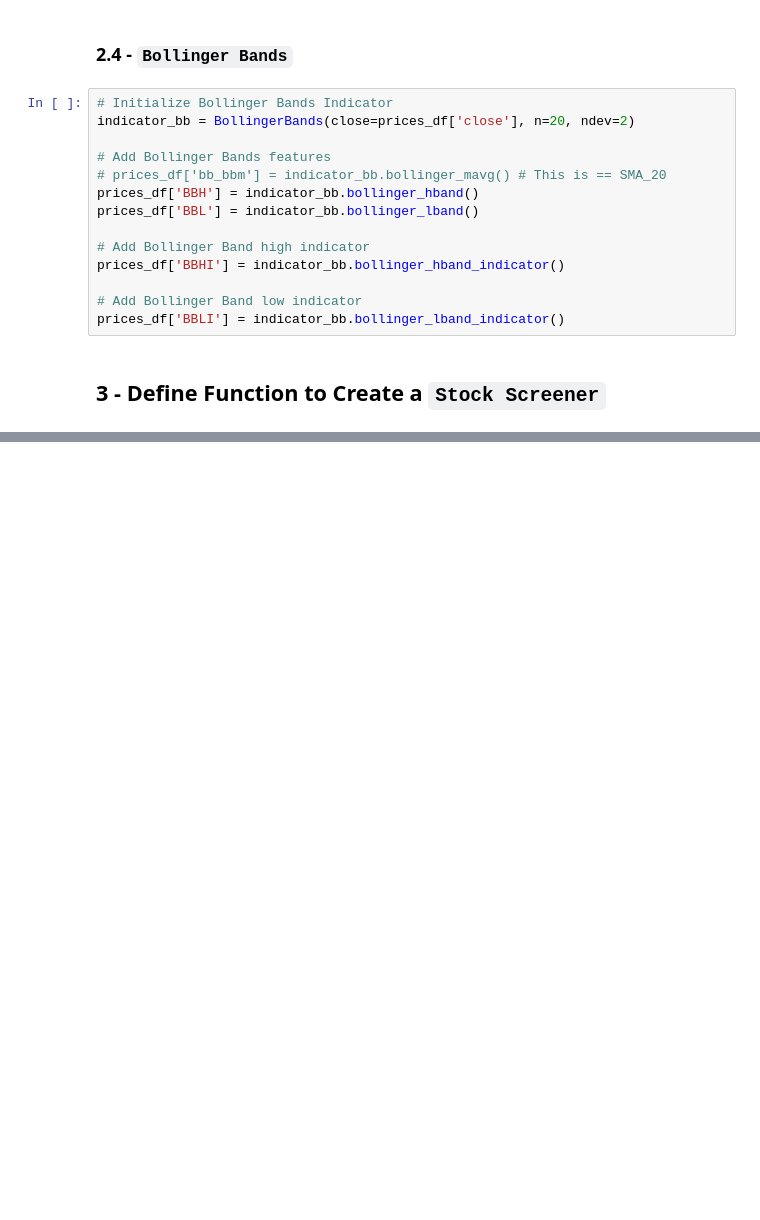
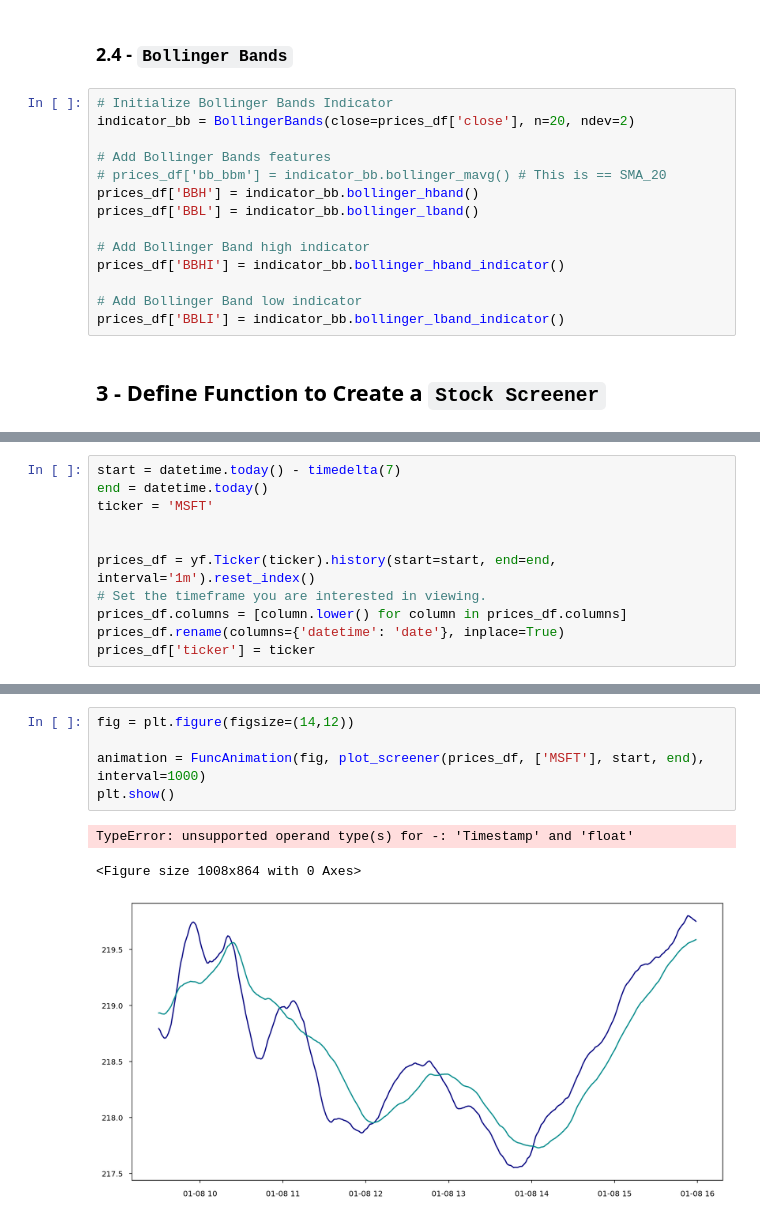
Before and after one commit to gabrielpprieto/stock_screener, a Jupyter notebook: stock_screener.ipynb, the cells around one changed output, grey strips where cells are left out. Drawn from its saved outputs; the diff is of its cells as text; blank space fills up the shorter version.

```diff
--- a/stock_screener.ipynb
+++ b/stock_screener.ipynb
@@ -208,0 +225,11 @@ plot_screener(prices_df, 'MSFT', '2020-01-01', '2020-12-31')
+# %%
+start = datetime.today() - timedelta(7)
+end = datetime.today()
+ticker = 'MSFT'
+
+
+prices_df = yf.Ticker(ticker).history(start=start, end=end, interval='1m').reset_index()
+# Set the timeframe you are interested in viewing.
+prices_df.columns = [column.lower() for column in prices_df.columns]
+prices_df.rename(columns={'datetime': 'date'}, inplace=True)
+prices_df['ticker'] = ticker
@@ -208,0 +340,9 @@ plot_screener(prices_df, 'MSFT', '2020-01-01', '2020-12-31')
+# %%
+fig = plt.figure(figsize=(14,12))
+
+animation = FuncAnimation(fig, plot_screener(prices_df, ['MSFT'], start, end), interval=1000)
+plt.show()
+# %% [output]
+TypeError: unsupported operand type(s) for -: 'Timestamp' and 'float'
+<Figure size 1008x864 with 0 Axes>
+[figure, added]
```
Also changed, not shown: parts of 8 cells of this notebook.
